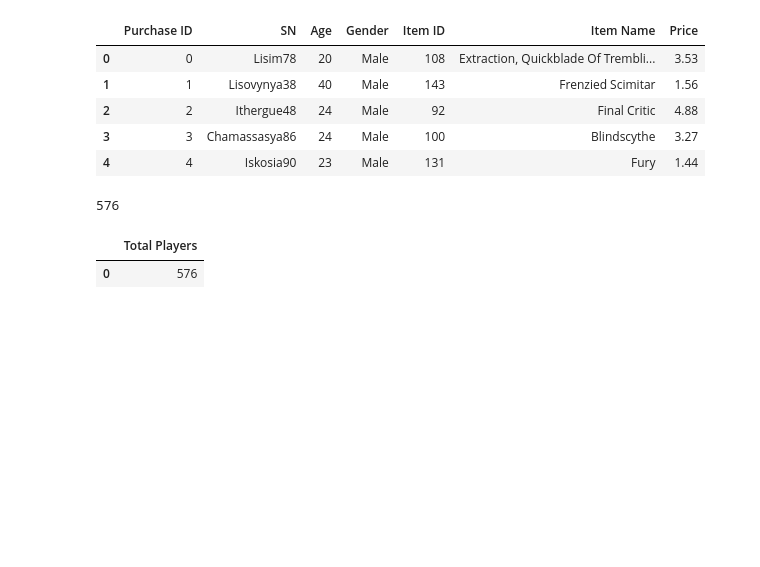
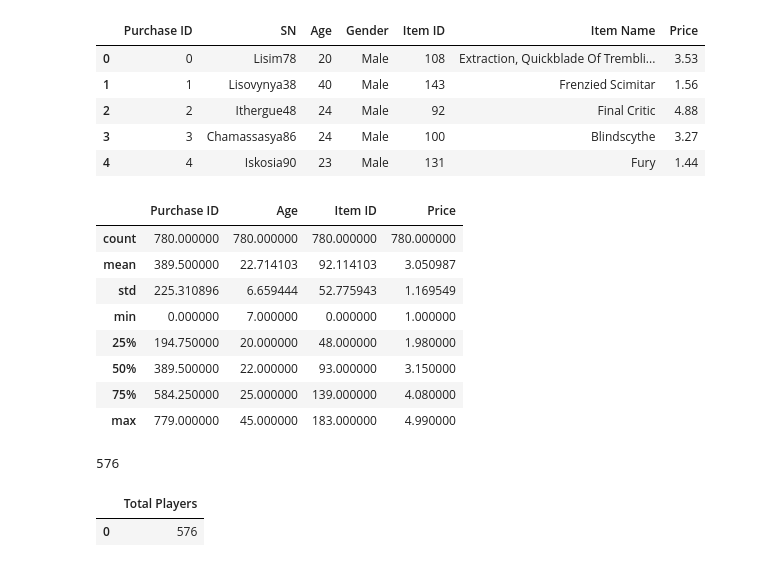
Before and after one commit to kayticodes/HeroesofPymoli, a Jupyter notebook: HeroesOfPy .ipynb, the cells around one changed output. Saved outputs shown, nothing was run; the diff lists cells and outputs as text; code cells hidden in the pictures; blank space fills up the shorter version.

```diff
--- a/HeroesOfPy .ipynb
+++ b/HeroesOfPy .ipynb
@@ -16,3 +22,15 @@ purchase_data.head()
 | 2 | 2 | Ithergue48 | 24 | Male | 92 | Final Critic | 4.88 |
 | 3 | 3 | Chamassasya86 | 24 | Male | 100 | Blindscythe | 3.27 |
 | 4 | 4 | Iskosia90 | 23 | Male | 131 | Fury | 1.44 |
+# %%
+purchase_data.describe()
+# %% [output]
+|  | Purchase ID | Age | Item ID | Price |
+| count | 780.000000 | 780.000000 | 780.000000 | 780.000000 |
+| mean | 389.500000 | 22.714103 | 92.114103 | 3.050987 |
+| std | 225.310896 | 6.659444 | 52.775943 | 1.169549 |
+| min | 0.000000 | 7.000000 | 0.000000 | 1.000000 |
+| 25% | 194.750000 | 20.000000 | 48.000000 | 1.980000 |
+| 50% | 389.500000 | 22.000000 | 93.000000 | 3.150000 |
+| 75% | 584.250000 | 25.000000 | 139.000000 | 4.080000 |
+| max | 779.000000 | 45.000000 | 183.000000 | 4.990000 |
```
Also changed, not shown: parts of 40 cells of this notebook, 1 other file.
